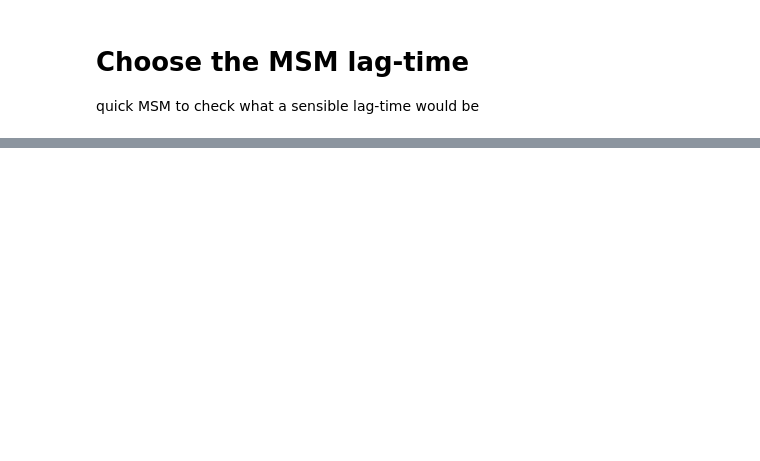
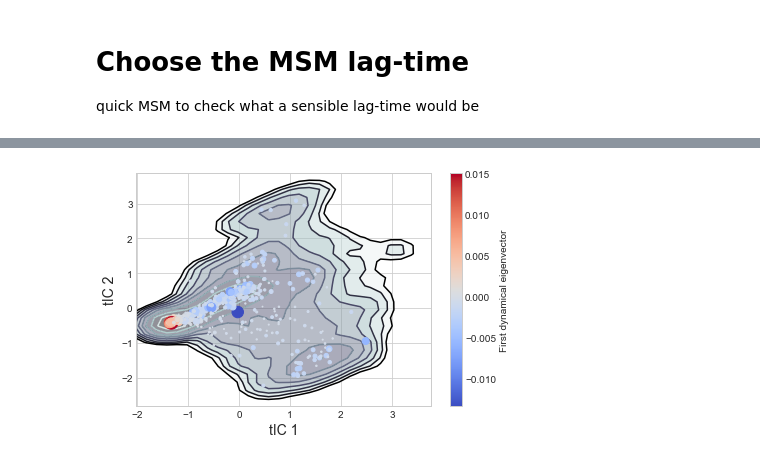
Before and after one commit to RobertArbon/optimize-fs-peptide, a Jupyter notebook: Misc/Villin.ipynb, the cells around one changed output, grey strips where cells are left out. Saved outputs shown, nothing was run; the diff lists cells and outputs as text; code cells hidden in the pictures; blank space fills up the shorter version.

```diff
--- a/Misc/Villin.ipynb
+++ b/Misc/Villin.ipynb
@@ -30,3 +115,3 @@ ttrajs = tICA(n_components=9, lag_time=44, kinetic_mapping=True).fit_transform(f
 # %%
-import numpy as np
-ctrajs = MiniBatchKMedoids(n_clusters=654, random_state=42).fit_transform(ttrajs)
+clusterer = MiniBatchKMedoids(n_clusters=654, random_state=42)
+ctrajs = clusterer.fit_transform(ttrajs)
@@ -64,0 +149,16 @@ timescales
+# %%
+assignments = clusterer.partial_transform(txx)
+assignments = msm.partial_transform(assignments)
+msme.plot_free_energy(txx, obs=(0, 1), n_samples=10000,
+                      pi=msm.populations_[assignments],
+                      xlabel='tIC 1', ylabel='tIC 2')
+plt.scatter(clusterer.cluster_centers_[msm.state_labels_, 0],
+            clusterer.cluster_centers_[msm.state_labels_, 1],
+            s=1e4 * msm.populations_,       # size by population
+            c=msm.left_eigenvectors_[:, 1], # color by eigenvector
+            cmap="coolwarm",
+            zorder=3)
+plt.colorbar(label='First dynamical eigenvector')
+plt.tight_layout()
+# %% [output]
+[figure, added]
```
Also changed, not shown: parts of 26 cells of this notebook, 33 other files.
